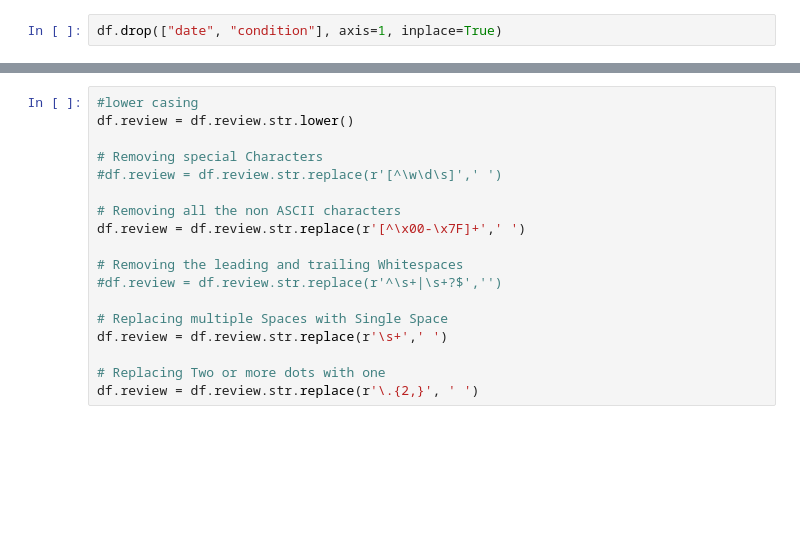
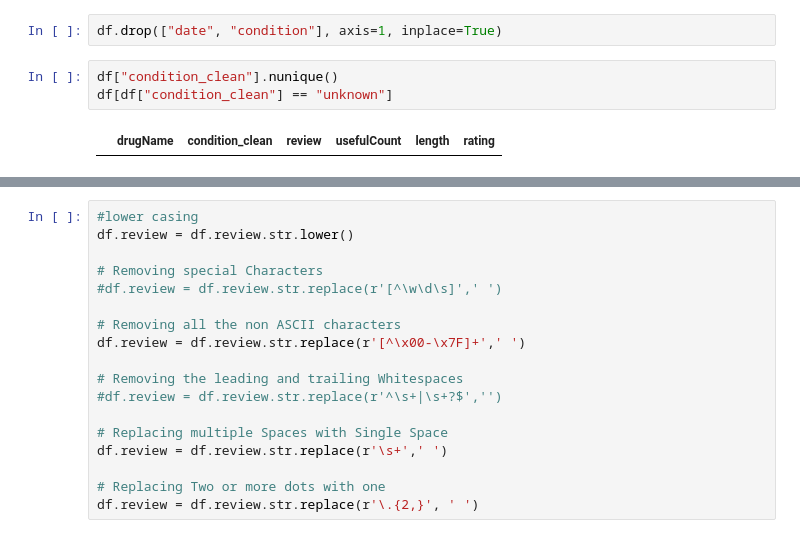
Before and after one commit to OdeliaAhdout/Drug-dataset, a Jupyter notebook: drugs_notebook_no_dup_review.ipynb, the cells around one changed output, grey strips where cells are left out. Drawn from its saved outputs; the diff is of its cells as text; blank space fills up the shorter version.

```diff
--- a/drugs_notebook_no_dup_review.ipynb
+++ b/drugs_notebook_no_dup_review.ipynb
@@ -403,5 +393,10 @@ df.condition.fillna("unknown", axis=0, inplace=True)
 ### Clean reviews (inplace)
 # %%
 df.drop(["date", "condition"], axis=1, inplace=True)
+# %%
+df["condition_clean"].nunique()
+df[df["condition_clean"] == "unknown"]
+# %% [output]
+|  | drugName | condition_clean | review | usefulCount | length | rating |
 # %%
 df["review"] = df.review.str.replace("&#039;", "")
```
Also changed, not shown: parts of 110 cells of this notebook.
